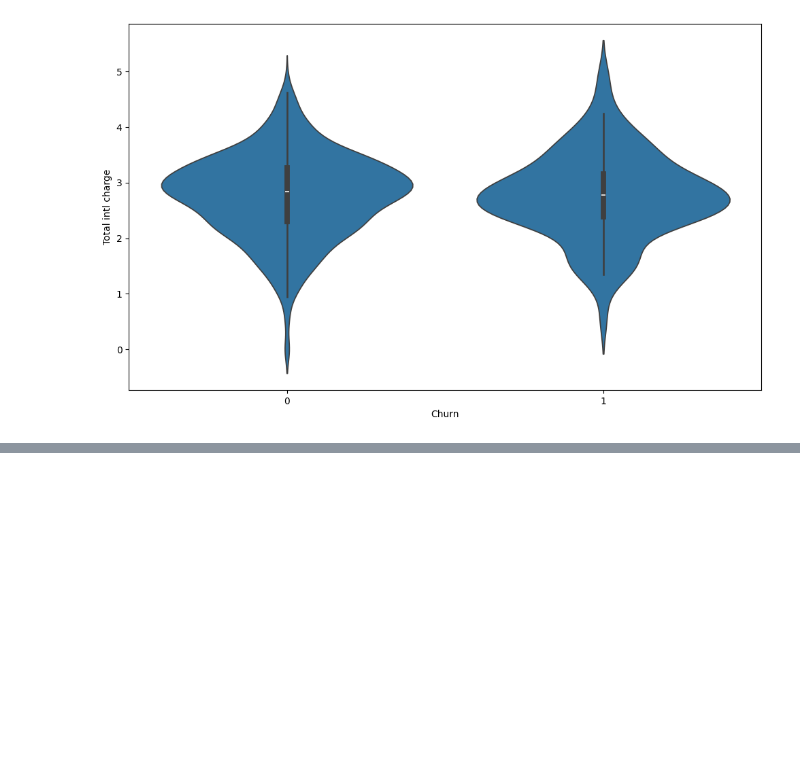
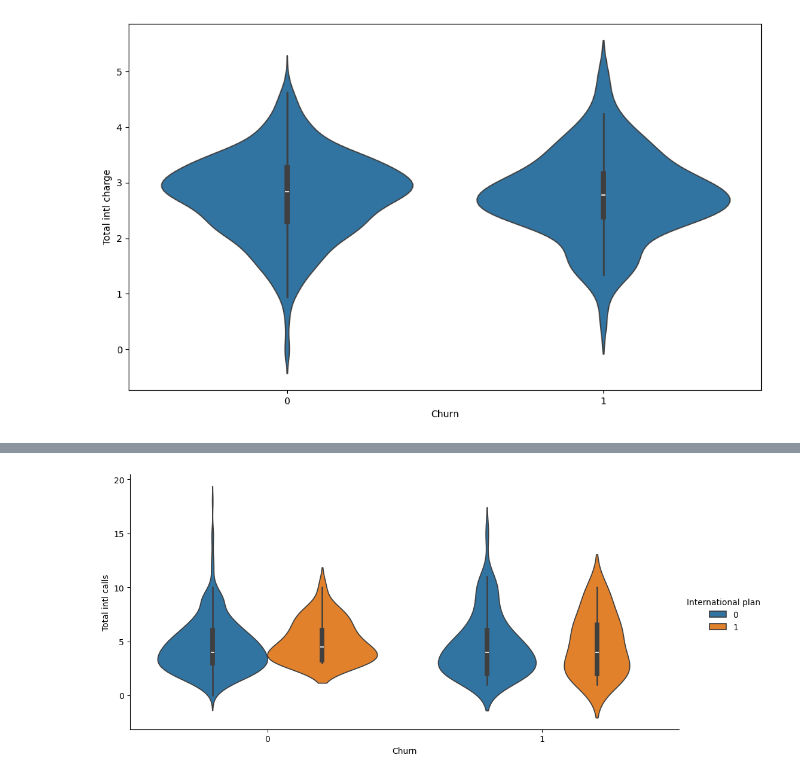
Before and after one commit to iwhite-booth21/PythonistaPractice, a Jupyter notebook: Python Statistical Plots Visualizing & Analyzing Data Using Seaborn/BoxPlots.ipynb, the cells around one changed output, grey strips where cells are left out. Saved outputs shown, nothing was run; the diff lists cells and outputs as text; code cells hidden in the pictures; blank space fills up the shorter version.

```diff
--- a/Python Statistical Plots Visualizing & Analyzing Data Using Seaborn/BoxPlots.ipynb
+++ b/Python Statistical Plots Visualizing & Analyzing Data Using Seaborn/BoxPlots.ipynb
@@ -135,0 +154,5 @@ sns.violinplot(x = "Churn", y = "Total intl charge", data = t_data)
+# %%
+# Using the hue param now
+sns.catplot(x = "Churn", y = "Total intl calls", hue = "International plan", kind = "violin", data = t_data, aspect = 2);
+# %% [output]
+[figure, added]
```
Also changed, not shown: parts of 8 cells of this notebook.
